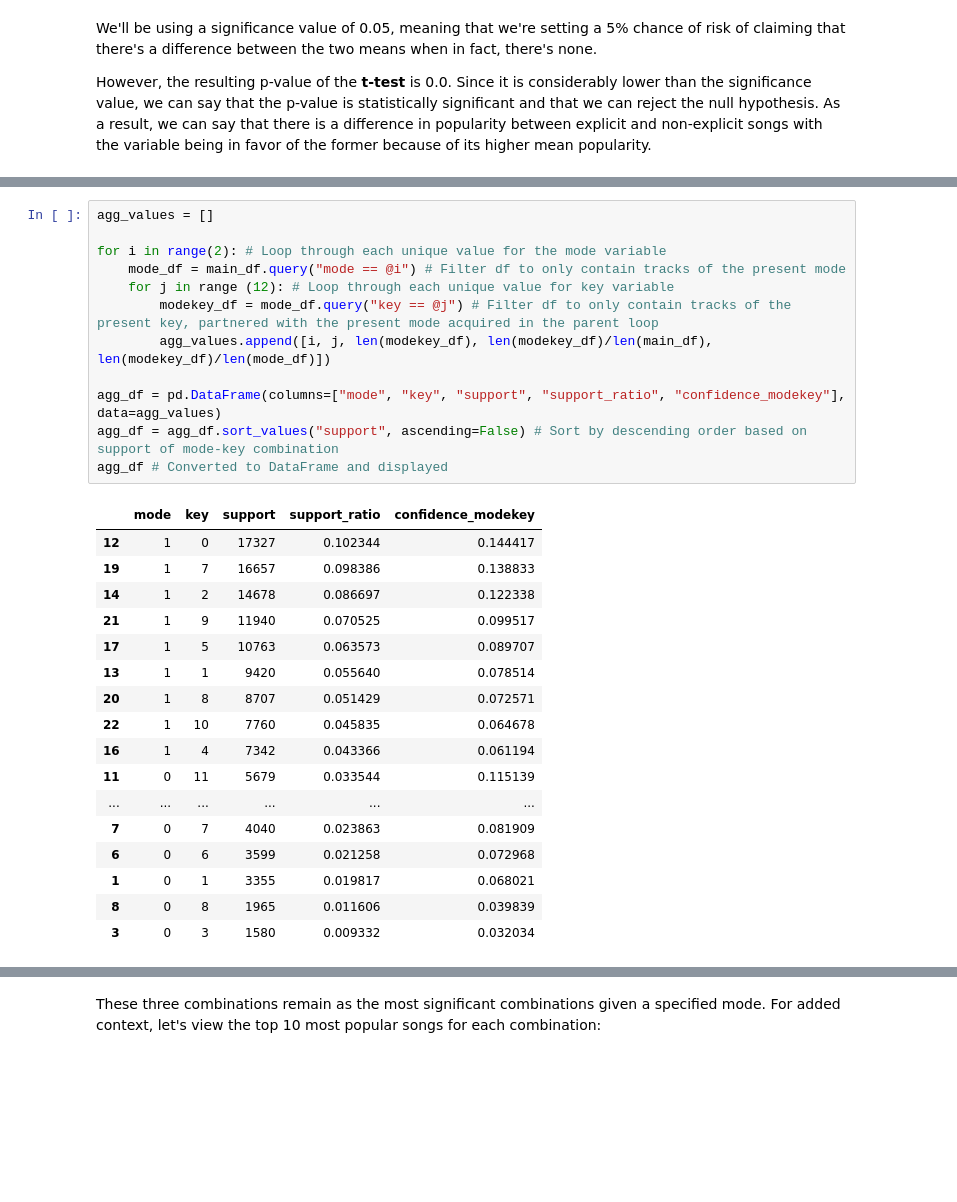
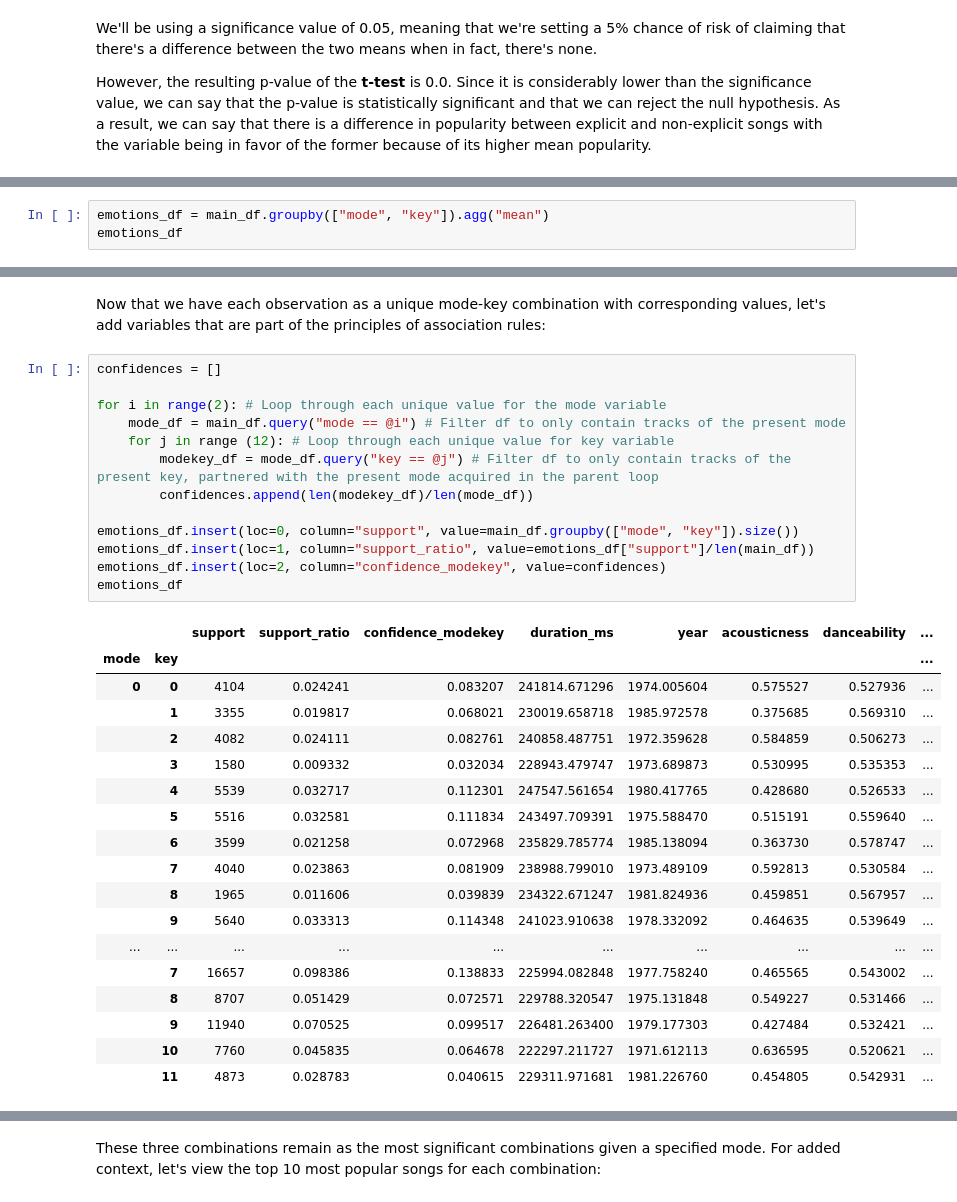
Before and after one commit to gabminamedez/spotify-data, a Jupyter notebook: Spotify Data.ipynb, the cells around one changed output, grey strips where cells are left out. Drawn from its saved outputs; the diff is of its cells as text; blank space fills up the shorter version.

```diff
--- a/Spotify Data.ipynb
+++ b/Spotify Data.ipynb
@@ -315,0 +316,3 @@ From our dataset, let us first create a custom aggregate dataset that focuses on
+# %%
+emotions_df = main_df.groupby(["mode", "key"]).agg("mean")
+emotions_df
@@ -316,31 +338,35 @@ From our dataset, let us first create a custom aggregate dataset that focuses on
+# %% [markdown]
+Now that we have each observation as a unique mode-key combination with corresponding values, let's add variables that are part of the principles of association rules:
 # %%
-agg_values = []
+confidences = []
 
 for i in range(2): # Loop through each unique value for the mode variable
     mode_df = main_df.query("mode == @i") # Filter df to only contain tracks of the present mode
     for j in range (12): # Loop through each unique value for key variable
         modekey_df = mode_df.query("key == @j") # Filter df to only contain tracks of the present key, partnered with the present mode acquired in the parent loop
-        agg_values.append([i, j, len(modekey_df), len(modekey_df)/len(main_df), len(modekey_df)/len(mode_df)])
+        confidences.append(len(modekey_df)/len(mode_df))
 
-agg_df = pd.DataFrame(columns=["mode", "key", "support", "support_ratio", "confidence_modekey"], data=agg_values)
-agg_df = agg_df.sort_values("support", ascending=False) # Sort by descending order based on support of mode-key combination
-agg_df # Converted to DataFrame and displayed
+emotions_df.insert(loc=0, column="support", value=main_df.groupby(["mode", "key"]).size())
+emotions_df.insert(loc=1, column="support_ratio", value=emotions_df["support"]/len(main_df))
+emotions_df.insert(loc=2, column="confidence_modekey", value=confidences)
+emotions_df
 # %% [output]
-|  | mode | key | support | support_ratio | confidence_modekey |
-| 12 | 1 | 0 | 17327 | 0.102344 | 0.144417 |
-| 19 | 1 | 7 | 16657 | 0.098386 | 0.138833 |
-| 14 | 1 | 2 | 14678 | 0.086697 | 0.122338 |
-| 21 | 1 | 9 | 11940 | 0.070525 | 0.099517 |
-| 17 | 1 | 5 | 10763 | 0.063573 | 0.089707 |
-| 13 | 1 | 1 | 9420 | 0.055640 | 0.078514 |
-| 20 | 1 | 8 | 8707 | 0.051429 | 0.072571 |
-| 22 | 1 | 10 | 7760 | 0.045835 | 0.064678 |
-| 16 | 1 | 4 | 7342 | 0.043366 | 0.061194 |
-| 11 | 0 | 11 | 5679 | 0.033544 | 0.115139 |
-| ... | ... | ... | ... | ... | ... |
-| 7 | 0 | 7 | 4040 | 0.023863 | 0.081909 |
-| 6 | 0 | 6 | 3599 | 0.021258 | 0.072968 |
-| 1 | 0 | 1 | 3355 | 0.019817 | 0.068021 |
-| 8 | 0 | 8 | 1965 | 0.011606 | 0.039839 |
-| 3 | 0 | 3 | 1580 | 0.009332 | 0.032034 |
+|  |  | support | support_ratio | confidence_modekey | duration_ms | year | acousticness | danceability | ... |
+| mode | key |  |  |  |  |  |  |  | ... |
+| 0 | 0 | 4104 | 0.024241 | 0.083207 | 241814.671296 | 1974.005604 | 0.575527 | 0.527936 | ... |
+|  | 1 | 3355 | 0.019817 | 0.068021 | 230019.658718 | 1985.972578 | 0.375685 | 0.569310 | ... |
+|  | 2 | 4082 | 0.024111 | 0.082761 | 240858.487751 | 1972.359628 | 0.584859 | 0.506273 | ... |
+|  | 3 | 1580 | 0.009332 | 0.032034 | 228943.479747 | 1973.689873 | 0.530995 | 0.535353 | ... |
+|  | 4 | 5539 | 0.032717 | 0.112301 | 247547.561654 | 1980.417765 | 0.428680 | 0.526533 | ... |
+|  | 5 | 5516 | 0.032581 | 0.111834 | 243497.709391 | 1975.588470 | 0.515191 | 0.559640 | ... |
+|  | 6 | 3599 | 0.021258 | 0.072968 | 235829.785774 | 1985.138094 | 0.363730 | 0.578747 | ... |
+|  | 7 | 4040 | 0.023863 | 0.081909 | 238988.799010 | 1973.489109 | 0.592813 | 0.530584 | ... |
+|  | 8 | 1965 | 0.011606 | 0.039839 | 234322.671247 | 1981.824936 | 0.459851 | 0.567957 | ... |
+|  | 9 | 5640 | 0.033313 | 0.114348 | 241023.910638 | 1978.332092 | 0.464635 | 0.539649 | ... |
+| ... | ... | ... | ... | ... | ... | ... | ... | ... | ... |
+|  | 7 | 16657 | 0.098386 | 0.138833 | 225994.082848 | 1977.758240 | 0.465565 | 0.543002 | ... |
+|  | 8 | 8707 | 0.051429 | 0.072571 | 229788.320547 | 1975.131848 | 0.549227 | 0.531466 | ... |
+|  | 9 | 11940 | 0.070525 | 0.099517 | 226481.263400 | 1979.177303 | 0.427484 | 0.532421 | ... |
+|  | 10 | 7760 | 0.045835 | 0.064678 | 222297.211727 | 1971.612113 | 0.636595 | 0.520621 | ... |
+|  | 11 | 4873 | 0.028783 | 0.040615 | 229311.971681 | 1981.226760 | 0.454805 | 0.542931 | ... |
 # %% [markdown]
```
Also changed, not shown: parts of 7 cells of this notebook.
